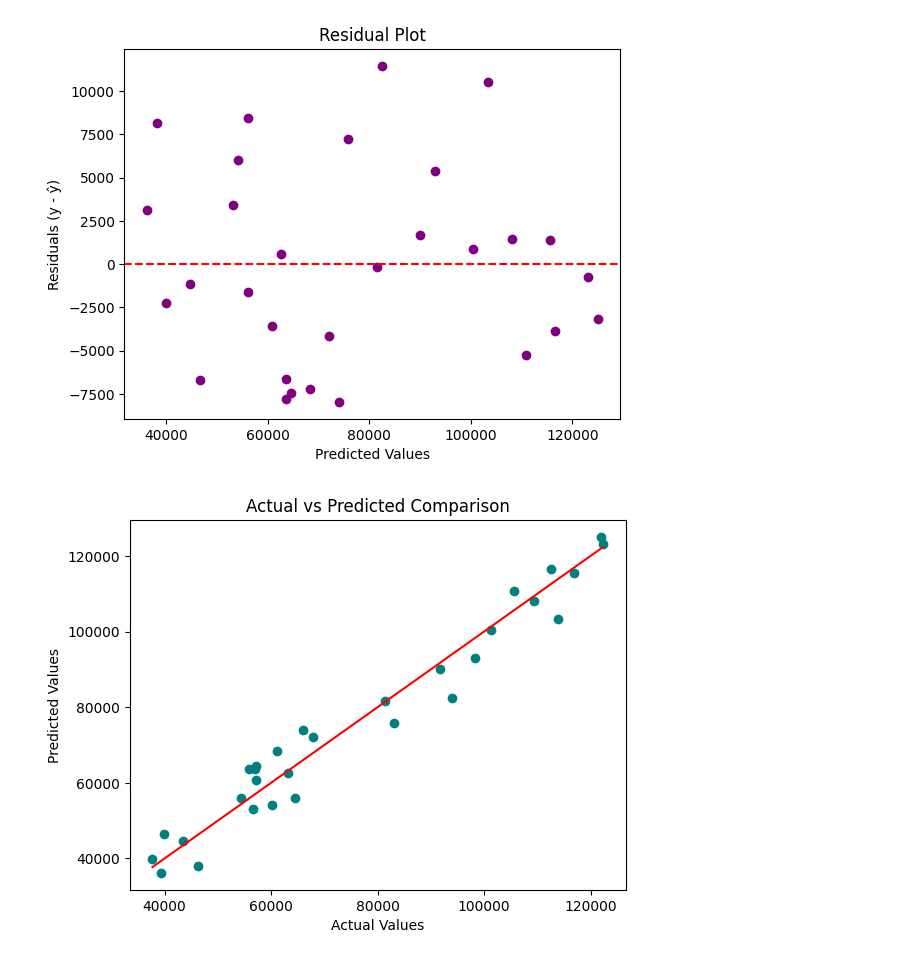
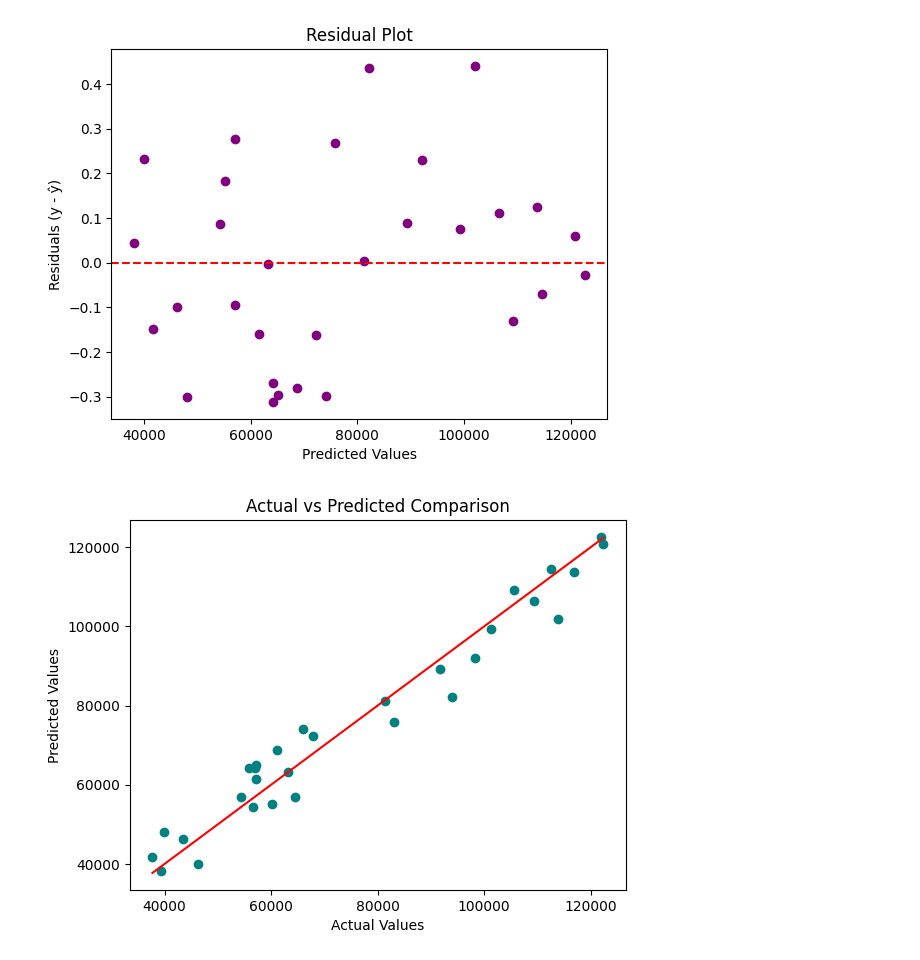
Before and after one commit to sagargor006/ml-algo-from-scratch, a Jupyter notebook: Linear Regression/univariate.ipynb, the cells around one changed output. Saved outputs shown, nothing was run; the diff lists cells and outputs as text; code cells hidden in the pictures.

```diff
--- a/Linear Regression/univariate.ipynb
+++ b/Linear Regression/univariate.ipynb
@@ -5,15 +5,14 @@ from univariate import *
 # %%
 x,y = load_data()
 x_norm = z_score_normalized_features(x)
-# y_norm = z_score_normalized_features(y)
+y_norm = z_score_normalized_features(y)
 
 initial_w = 0.
 initial_b = 0.
 
-w,b,w_history,cost_history = calculate_gradient_descent(x_norm,y,initial_w,initial_b,alpha=0.01,iterations=1000)
+w,b,w_history,cost_history = calculate_gradient_descent(x_norm,y_norm,initial_w,initial_b,alpha=0.01,iterations=300)
 print(f"Calculated w : {w} , b : {b}")
 
 predicted_y = compute_model_output(x_norm,w,b)
-# predicted_y = z_score_denormalized_features(y,predicted_y)
-print(y)
+denormalized_predicted_y = z_score_denormalized_features(y,predicted_y)
 # %% [output]
@@ -95,20 +90,20 @@ plt.show()
 # %%
-residuals = y - predict(x_norm, w, b)
-plt.scatter(predict(x_norm, w, b), residuals, color='purple')
+residuals = y_norm - predict(x_norm, w, b)
+plt.scatter(denormalized_predicted_y, residuals, color='purple')
 plt.axhline(y=0, color='red', linestyle='--')
 plt.xlabel("Predicted Values")
 plt.ylabel("Residuals (y - ŷ)")
 plt.title("Residual Plot")
 plt.show()
 # %% [output]
-[figure, old version]
+[figure, new version]
 # %%
-y_pred = predict(x_norm, w, b)
-plt.scatter(y, y_pred, color='teal')
+# y_pred = predict(x_norm, w, b)
+plt.scatter(y, denormalized_predicted_y, color='teal')
 plt.plot([min(y), max(y)], [min(y), max(y)], color='red')  # perfect line
 plt.xlabel("Actual Values")
 plt.ylabel("Predicted Values")
 plt.title("Actual vs Predicted Comparison")
 plt.show()
 # %% [output]
-[figure, old version]
+[figure, new version]
```
Also changed, not shown: parts of 6 cells of this notebook, 1 other file.
